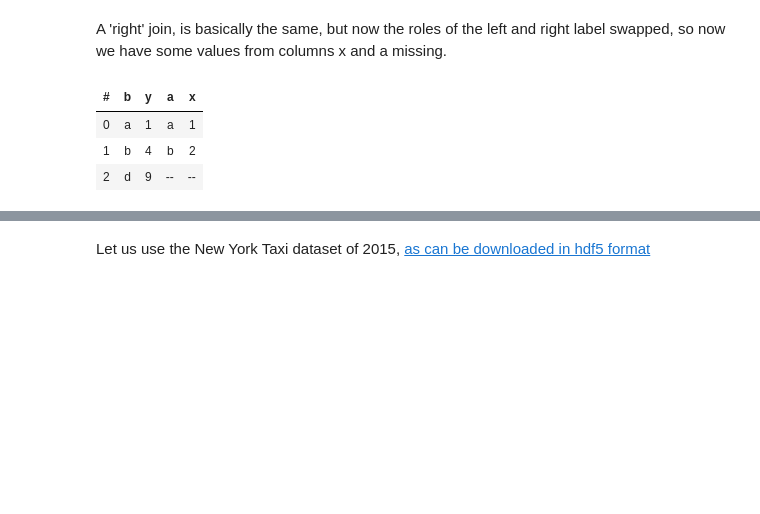
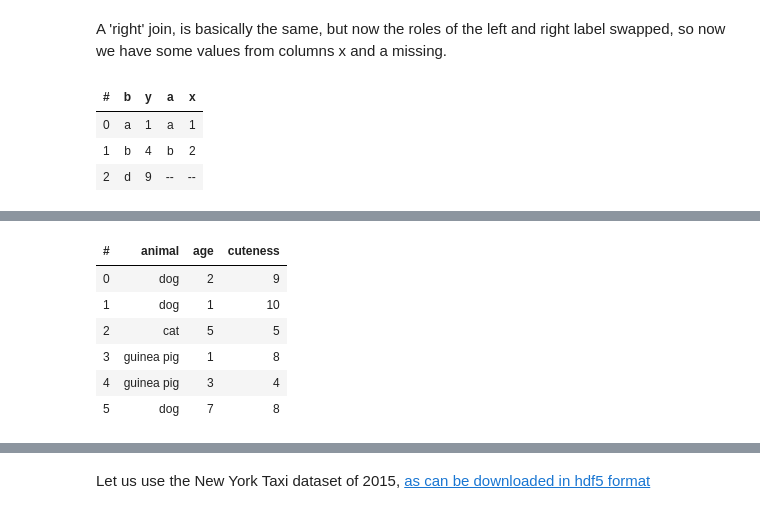
Before and after one commit to vaexio/vaex, a Jupyter notebook: docs/source/tutorial.ipynb, the cells around one changed output, grey strips where cells are left out. Cells and saved outputs as stored; diff of their text form; code cells hidden in the pictures; blank space fills up the shorter version.

```diff
--- a/docs/source/tutorial.ipynb
+++ b/docs/source/tutorial.ipynb
@@ -664,0 +724,15 @@ Other joins (inner and outer) aren't supported, feel free to [open an issue on g
+# %%
+import vaex
+animal = ['dog', 'dog', 'cat', 'guinea pig', 'guinea pig', 'dog']
+age = [2, 1, 5, 1, 3, 7]
+cuteness = [9, 10, 5, 8, 4, 8]
+df_pets = vaex.from_arrays(animal=animal, age=age, cuteness=cuteness)
+df_pets
+# %% [output]
+| # | animal | age | cuteness |
+| 0 | dog | 2 | 9 |
+| 1 | dog | 1 | 10 |
+| 2 | cat | 5 | 5 |
+| 3 | guinea pig | 1 | 8 |
+| 4 | guinea pig | 3 | 4 |
+| 5 | dog | 7 | 8 |
```
Also changed, not shown: parts of 95 cells of this notebook.
